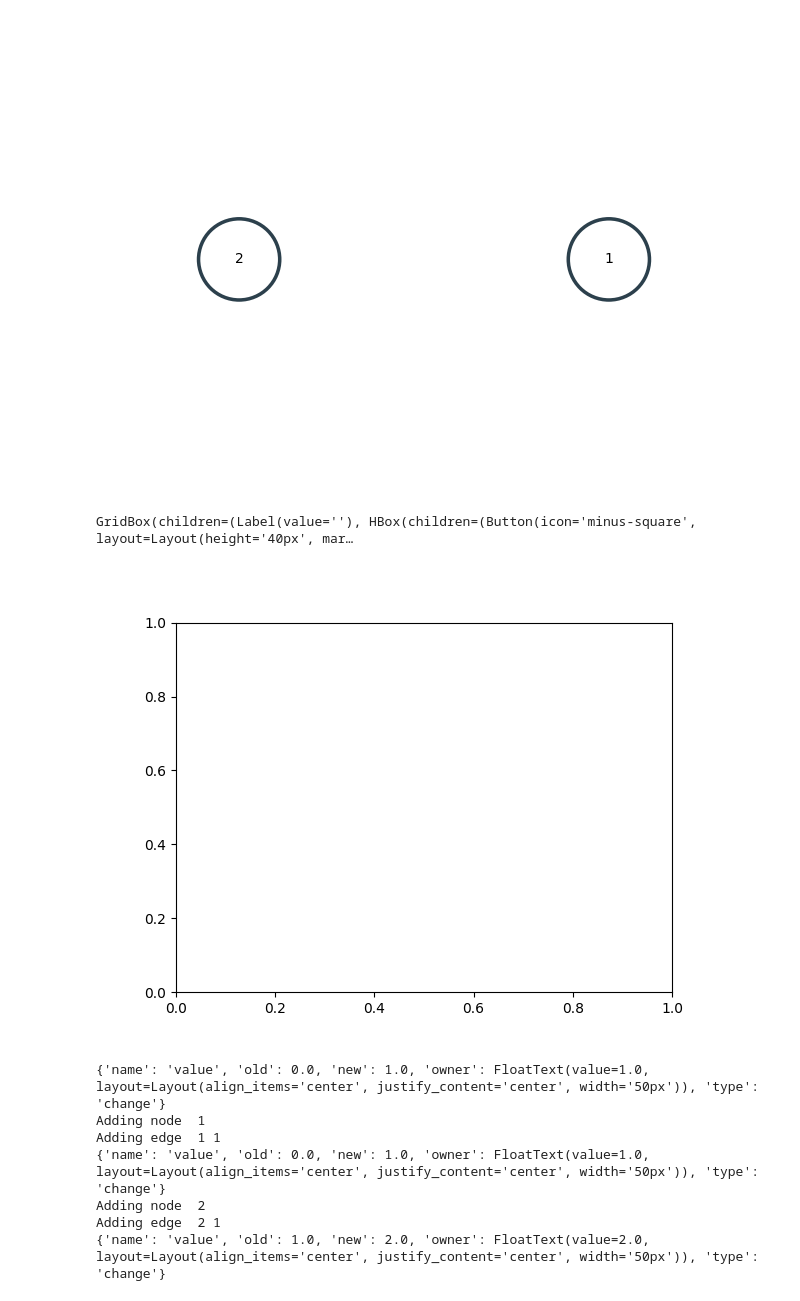
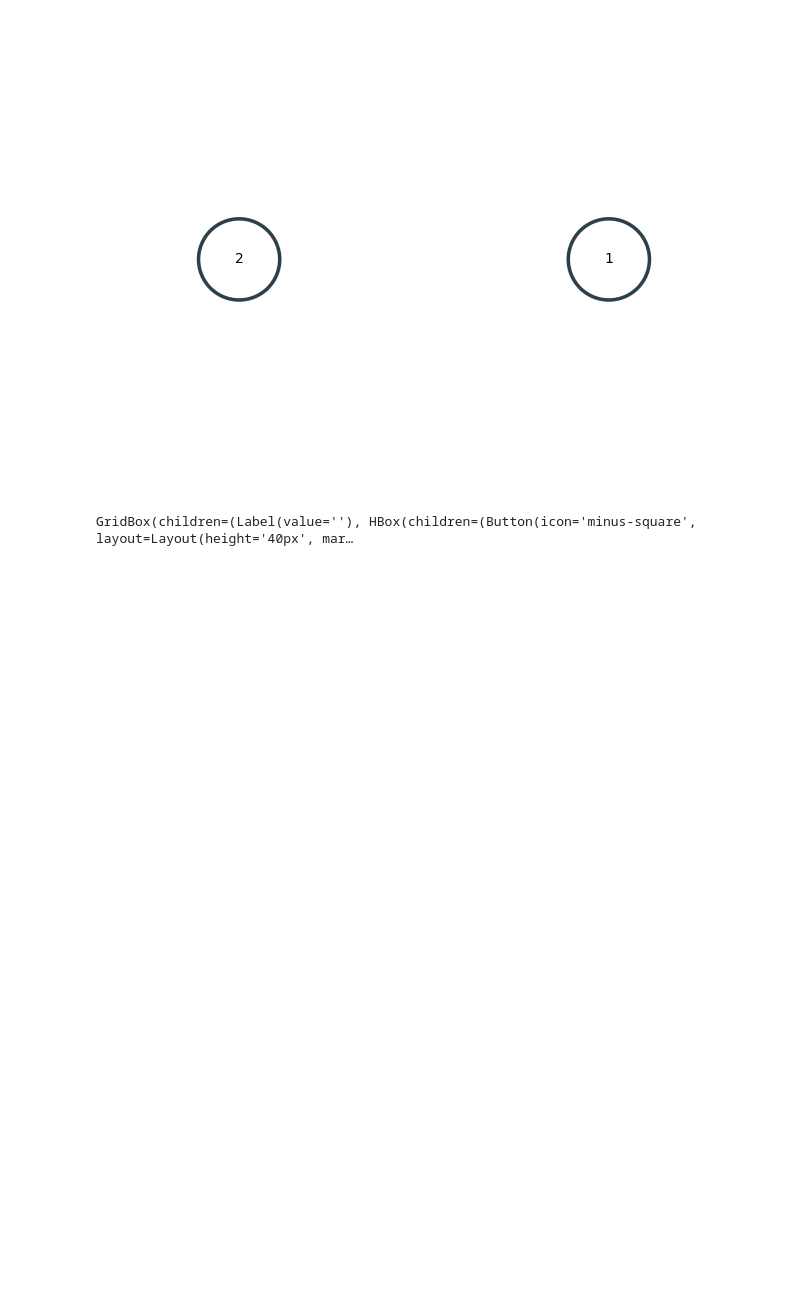
Before and after one commit to MultiagentSystemsProject-Polimi2024/LearningNashQLearning, a Jupyter notebook: Interface/InteractiveGraph.ipynb, the cells around one changed output. Drawn from its saved outputs; the diff is of its cells as text; code cells hidden in the pictures; blank space fills up the shorter version.

```diff
--- a/Interface/InteractiveGraph.ipynb
+++ b/Interface/InteractiveGraph.ipynb
@@ -96,6 +94,8 @@ Nodes:  [1, 2]
 [figure]
 # %%
 fig, ax = plt.subplots()
+ax.set_axis_off()
+
 graph = nx.DiGraph()
 Gedges = []
 Gnodes = nodes
@@ -126,6 +126,7 @@ def MatrixFiller(targetMatrix, n):
 
 def update_graph(graph, edge_labels):
     ax.clear()
+    ax.set_axis_off()
     Graph(graph,
           node_labels=True,
           edge_labels=edge_labels,
@@ -161,42 +162,33 @@ def update_matrix(mat, change):
                     graph.add_edge(a, b)
                     Gedges.append((a, b))
                     # str_label = '(' + str(i) + ', ' + str(j) + '): ' + str(matrix[i][j][0])
                     if edge_labels.get((a,b)) is None:
                         # edge_labels[(a, b)] = str_label
                         edge_labels[(a, b)] = str(matrix[i][j][0])
                     else:
                         # edge_labels[(a, b)] = edge_labels[(a, b)] + '\n' + str_label
                         edge_labels[(a, b)] = edge_labels[(a, b)] + '\n' + str(matrix[i][j][0])
-                    update_graph(graph, edge_labels)
                 elif edge_labels.get((a,b)) != matrix[i][j][0]:
                     edge_labels[(a, b)] = str(matrix[i][j][0])
-                    update_graph(graph, edge_labels)
             if matrix[i][j][0] == 0:
                 a = (i + 1)
                 b = (j + 1)
                 if (a, b) in graph.edges:
                     print("Removing edge ", a, b)
                     graph.remove_edge(a, b)
                     Gedges.remove((a, b))
                     del edge_labels[(a, b)]
                     """
                     # if edge_labels[(a, b)] contains actio1, action2 and probability
                     for line in edge_labels[(a, b)].split('\n'):
                         if str(i) == line[1] and str(j) == line[4]:
                             edge_labels[(a, b)] = edge_labels[(a, b)].replace(line, '')
                     """
-                    update_graph(graph, edge_labels)
-
+    update_graph(graph, edge_labels)
 out = widgets.Output(layout={'border': '1px solid black'})
 matrix = em.EditableMatrix(n_states, n_states, output=out, onValueChange=update_matrix)
 display(matrix.get_widget())
+plt.show()
 # %% [output]
 GridBox(children=(Label(value=''), HBox(children=(Button(icon='minus-square', layout=Layout(height='40px', mar…
-[figure, old version]
+[figure, new version]
-{'name': 'value', 'old': 0.0, 'new': 1.0, 'owner': FloatText(value=1.0, layout=Layout(align_items='center', justify_content='center', width='50px')), 'type': 'change'}
-Adding node  1
-Adding edge  1 1
-{'name': 'value', 'old': 0.0, 'new': 1.0, 'owner': FloatText(value=1.0, layout=Layout(align_items='center', justify_content='center', width='50px')), 'type': 'change'}
-Adding node  2
-Adding edge  2 1
-{'name': 'value', 'old': 1.0, 'new': 2.0, 'owner': FloatText(value=2.0, layout=Layout(align_items='center', justify_content='center', width='50px')), 'type': 'change'}
```
Also changed, not shown: parts of 2 cells of this notebook.
